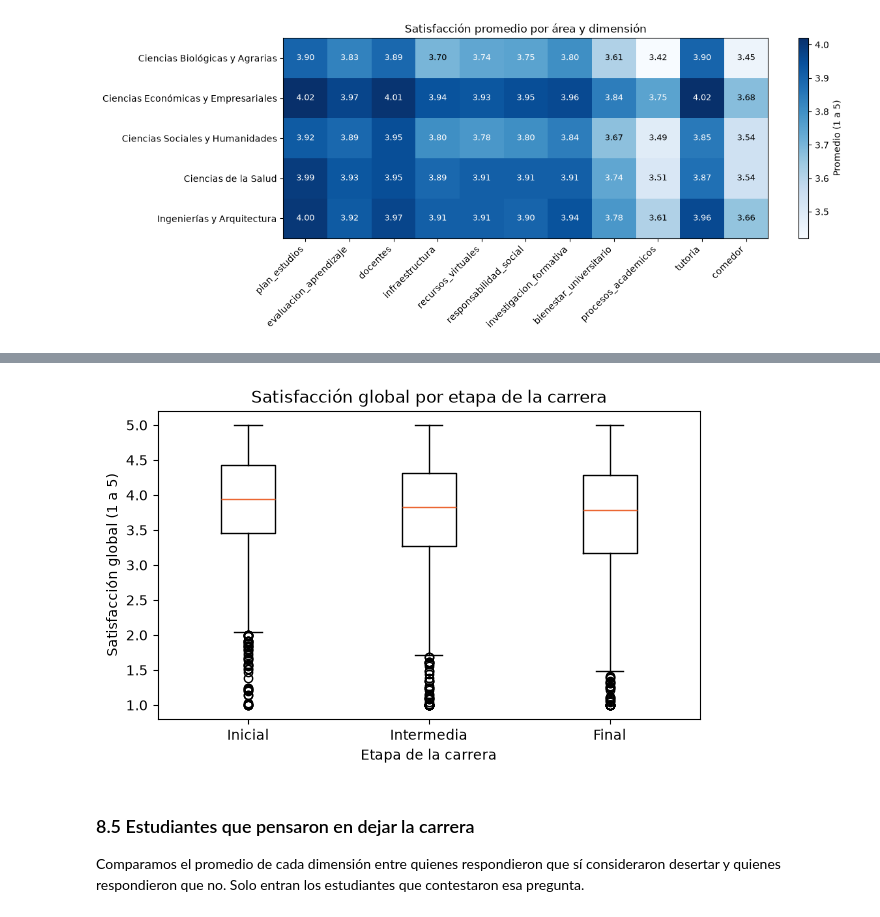
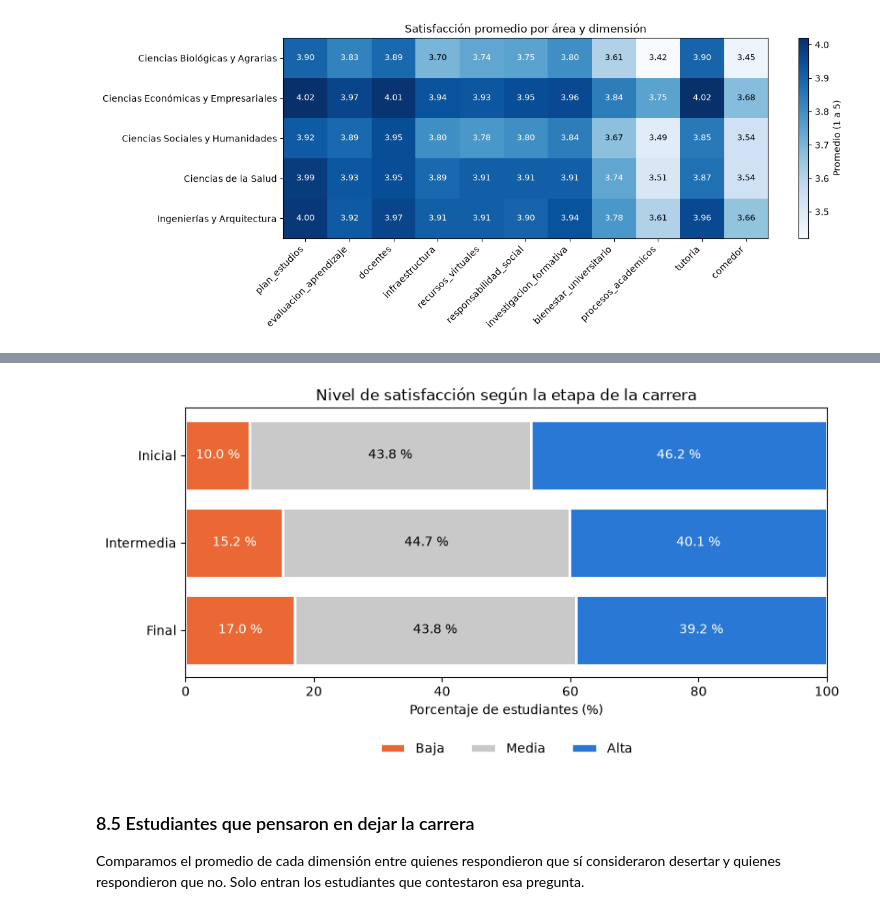
Before and after one commit to RodrigoSantillana/Trabajo-Academico-Final, a Jupyter notebook: satisfaccion_estudiantil.ipynb, the cells around one changed output, grey strips where cells are left out. Cells and saved outputs as stored; diff of their text form; code cells hidden in the pictures.

```diff
--- a/satisfaccion_estudiantil.ipynb
+++ b/satisfaccion_estudiantil.ipynb
@@ -558,3 +558,7 @@ plt.show()
 # %%
 etapas = ["Inicial", "Intermedia", "Final"]
-grupos = [datos[datos["etapa_carrera"] == etapa]["satisfaccion_global"] for etapa in etapas]
+etapas_niveles = datos[datos["etapa_carrera"].isin(etapas)]
+# %%
+niveles = pd.crosstab(etapas_niveles["etapa_carrera"], etapas_niveles["nivel_satisfaccion"], normalize="index") * 100
+niveles = niveles.loc[etapas, ["Baja", "Media", "Alta"]].round(1)
+niveles
@@ -561,14 +571,21 @@ grupos = [datos[datos["etapa_carrera"] == etapa]["satisfaccion_global"] for etap
 # %%
-plt.figure(figsize=(7, 4))
-plt.boxplot(grupos, medianprops={"color": naranja})
-plt.xticks([1, 2, 3], etapas)
-plt.title("Satisfacción global por etapa de la carrera")
-plt.xlabel("Etapa de la carrera")
-plt.ylabel("Satisfacción global (1 a 5)")
-plt.savefig("img/04_cajas_etapa_carrera.png", dpi=120, bbox_inches="tight")
+colores = {"Baja": naranja, "Media": "#c9c9c9", "Alta": azul}
+izquierda = np.zeros(len(niveles))
+
+plt.figure(figsize=(9, 3.8))
+for nivel in ["Baja", "Media", "Alta"]:
+    barras = plt.barh(niveles.index, niveles[nivel], left=izquierda, color=colores[nivel], edgecolor="white", linewidth=2, label=nivel)
+    plt.bar_label(barras, labels=[f"{v:.1f} %" for v in niveles[nivel]], label_type="center", color="black" if nivel == "Media" else "white", fontsize=10)
+    izquierda = izquierda + niveles[nivel].values
+plt.gca().invert_yaxis()
+plt.xlim(0, 100)
+plt.title("Nivel de satisfacción según la etapa de la carrera")
+plt.xlabel("Porcentaje de estudiantes (%)")
+plt.legend(loc="upper center", bbox_to_anchor=(0.5, -0.2), ncol=3, frameon=False)
+plt.savefig("img/04_niveles_etapa_carrera.png", dpi=120, bbox_inches="tight")
 plt.show()
 # %% [output]
-[figure, old version]
+[figure, new version]
 # %% [markdown]
 ### 8.5 Estudiantes que pensaron en dejar la carrera
 Comparamos el promedio de cada dimensión entre quienes respondieron que sí consideraron desertar y quienes respondieron que no. Solo entran los estudiantes que contestaron esa pregunta.
```
Also changed, not shown: parts of 5 cells of this notebook.
